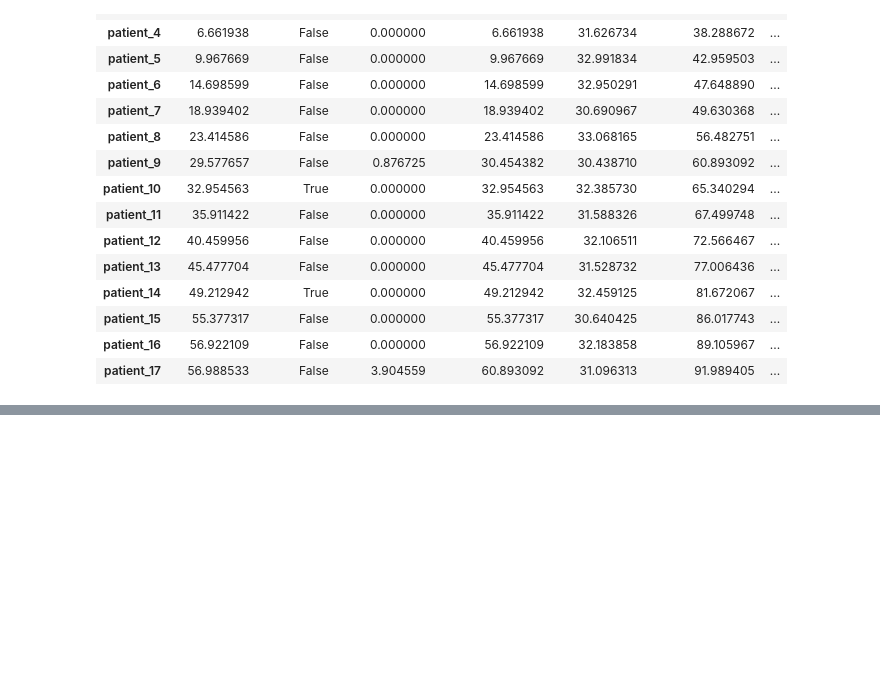
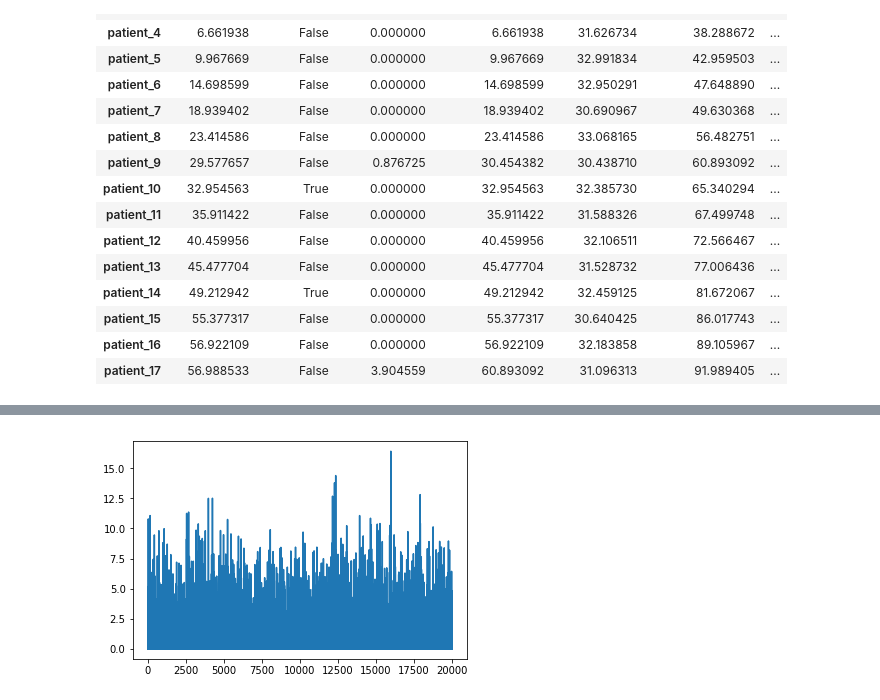
Before and after one commit to QiuyanGuo/Emergency-Room-Simulation, a Jupyter notebook: Checking.ipynb, the cells around one changed output, grey strips where cells are left out. Cells and saved outputs as stored; diff of their text form; code cells hidden in the pictures; blank space fills up the shorter version.

```diff
--- a/Checking.ipynb
+++ b/Checking.ipynb
@@ -126,0 +290,5 @@ Total running time is 1.987s
+# %%
+plt.plot(max_nurse)
+plt.show()
+# %% [output]
+[figure, added]
```
Also changed, not shown: parts of 11 cells of this notebook.
